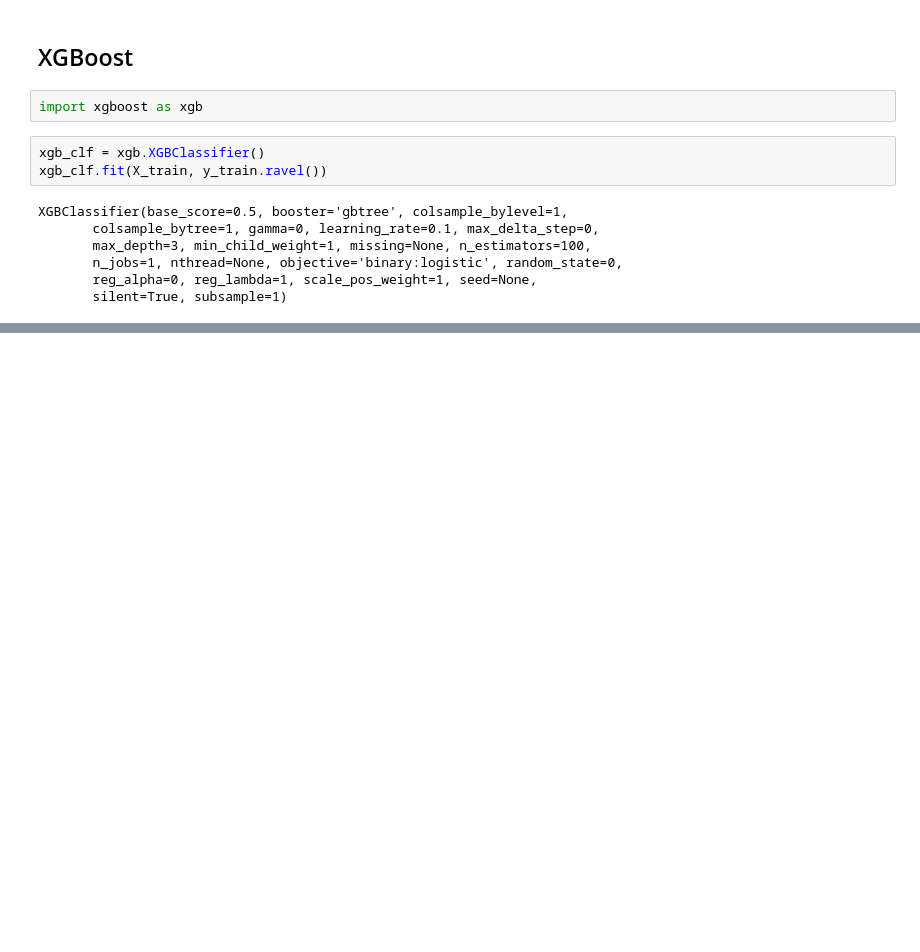
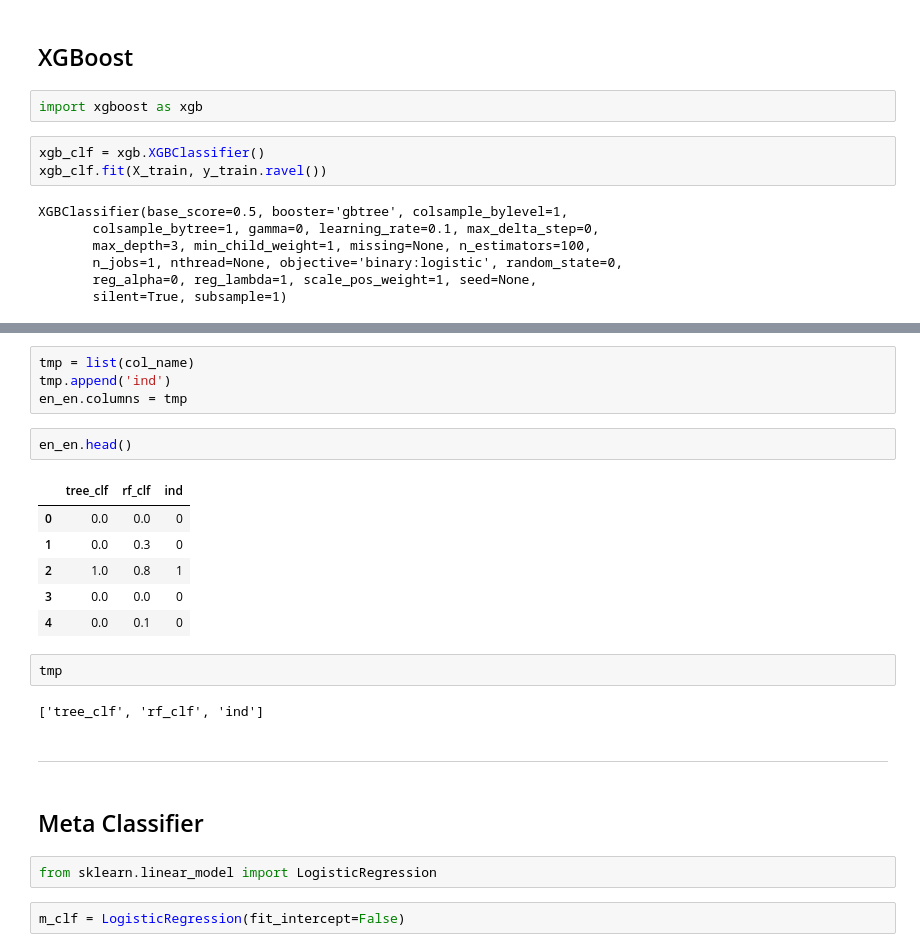
Before and after one commit to ab-anand/Data-Warehouse, a Jupyter notebook: IBM HR/Project HR IBM.ipynb, the cells around one changed output, grey strips where cells are left out. Saved outputs shown, nothing was run; the diff lists cells and outputs as text; blank space fills up the shorter version.

Commit message:
model stacking in HR

```diff
--- a/IBM HR/Project HR IBM.ipynb
+++ b/IBM HR/Project HR IBM.ipynb
@@ -643,0 +768,25 @@ Confusion Matrix:
+# %%
+tmp = list(col_name)
+tmp.append('ind')
+en_en.columns = tmp
+# %%
+en_en.head()
+# %% [output]
+|  | tree_clf | rf_clf | ind |
+| 0 | 0.0 | 0.0 | 0 |
+| 1 | 0.0 | 0.3 | 0 |
+| 2 | 1.0 | 0.8 | 1 |
+| 3 | 0.0 | 0.0 | 0 |
+| 4 | 0.0 | 0.1 | 0 |
+# %%
+tmp
+# %% [output]
+['tree_clf', 'rf_clf', 'ind']
+# %% [markdown]
+****
+# %% [markdown]
+## Meta Classifier
+# %%
+from sklearn.linear_model import LogisticRegression
+# %%
+m_clf = LogisticRegression(fit_intercept=False)
```
Also changed, not shown: parts of 66 cells of this notebook.
